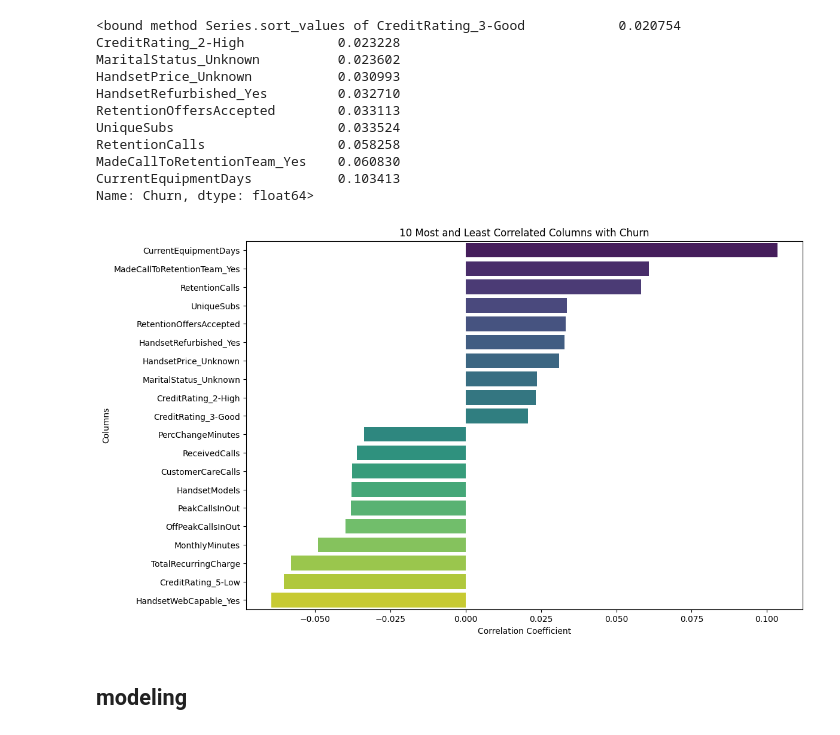
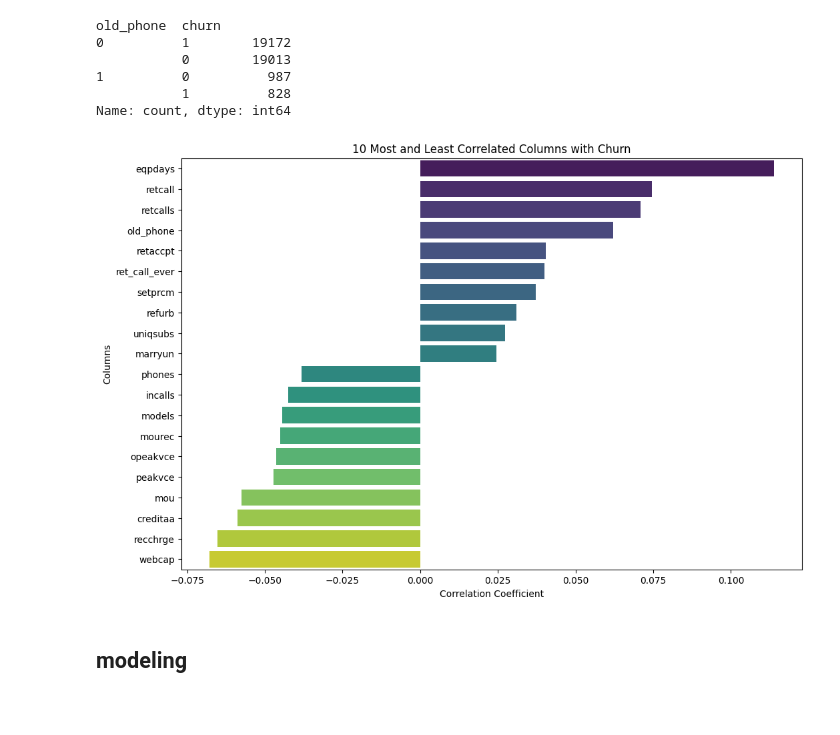
Before and after one commit to GrzegKrajewski/Masters_churn, a Jupyter notebook: code_masters_gk.ipynb, the cells around one changed output. Cells and saved outputs as stored; diff of their text form; code cells hidden in the pictures; blank space fills up the shorter version.

```diff
--- a/code_masters_gk.ipynb
+++ b/code_masters_gk.ipynb
@@ -305,2 +476,0 @@ using elbow method i will use k of 4
-# %%
-df=kmeans_impute(df,4)
@@ -338,2 +476,0 @@ there is just 1 bad quality observation left, we will drop it
-# %%
-df=df.dropna()
@@ -422,2 +476,0 @@ plt.show()
-# %%
-df=df.drop(columns='ServiceArea')
@@ -441,37 +477,28 @@ df
-# %%
-df = pd.get_dummies(df, columns=categorical_cols, drop_first=True)
-# %%
-most_correlated.sort_values
-# %% [output]
-<bound method Series.sort_values of CreditRating_3-Good            0.020754
-CreditRating_2-High            0.023228
-MaritalStatus_Unknown          0.023602
-HandsetPrice_Unknown           0.030993
-HandsetRefurbished_Yes         0.032710
-RetentionOffersAccepted        0.033113
-UniqueSubs                     0.033524
-RetentionCalls                 0.058258
-MadeCallToRetentionTeam_Yes    0.060830
-CurrentEquipmentDays           0.103413
-Name: Churn, dtype: float64>
+# %%
+df[['old_phone','churn']].value_counts()
+# %% [output]
+old_phone  churn
+0          1        19172
+           0        19013
+1          0          987
+           1          828
+Name: count, dtype: int64
 # %%
-import seaborn as sns
-
 correlation_matrix = df.corr()
-churn_correlation = correlation_matrix['Churn'].sort_values()
+churn_correlation = correlation_matrix['churn'].sort_values()
 most_correlated = churn_correlation.tail(11).head(10)  # Exclude the 'Churn' correlation with itself
 least_correlated = churn_correlation.head(10)
 combined_correlations = pd.concat([most_correlated, least_correlated]).sort_values(ascending=False)
 
 
 plt.figure(figsize=(12, 8))
 sns.barplot(x=combined_correlations.values, y=combined_correlations.index, palette='viridis')
 plt.title('10 Most and Least Correlated Columns with Churn')
 plt.xlabel('Correlation Coefficient')
 plt.ylabel('Columns')
 plt.show()
 # %% [output]
-[figure, old version]
+[figure, new version]
 # %% [markdown]
 ## modeling
 # %% [markdown]
```
Also changed, not shown: parts of 101 cells of this notebook, 1 other file.
